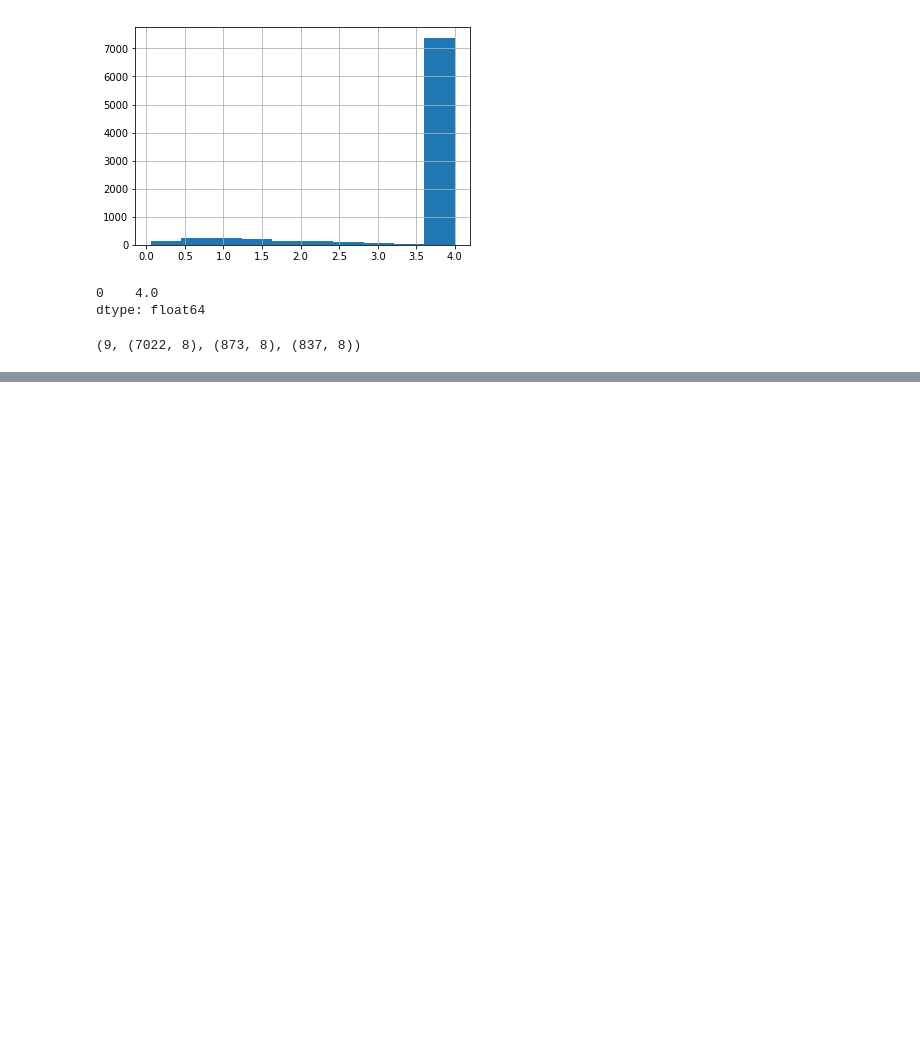
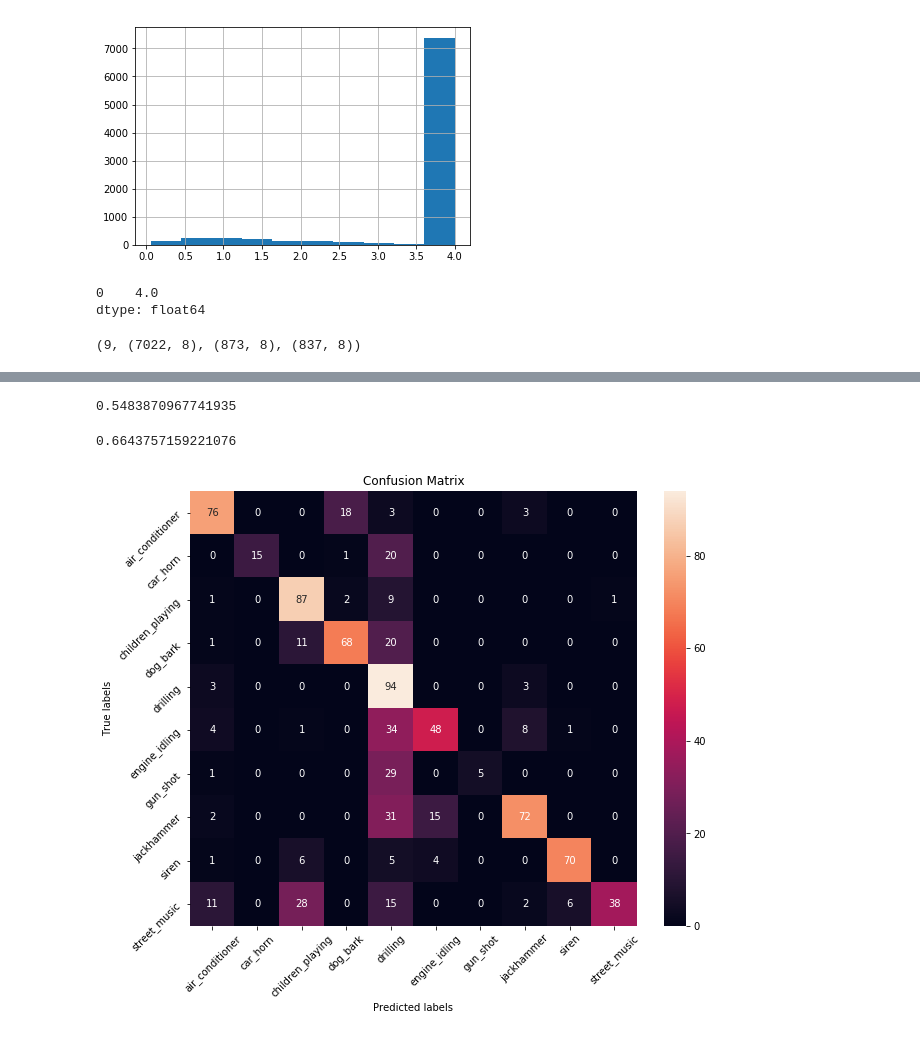
Before and after one commit to jonnor/ESC-CNN-microcontroller, a Jupyter notebook: experiments/urbansounds/First.ipynb, the cells around one changed output, grey strips where cells are left out. Cells and saved outputs as stored; diff of their text form; code cells hidden in the pictures; blank space fills up the shorter version.

Commit message:
Predict windowed

```diff
--- a/experiments/urbansounds/First.ipynb
+++ b/experiments/urbansounds/First.ipynb
@@ -128,12 +155,17 @@ def load_sample(sample, window_frames=72):
     folder = os.path.join('pre', preprocess.settings_id(settings, feature='mels'))
     path = preprocess.feature_path(sample, out_folder=folder)
     mels = numpy.load(path)['arr_0']
+    assert mels.shape[0] == n_mels, mels.shape
 
     # Cut out the relevant part
     start = int(sample.start * (sample_rate / hop_length))
     end = int(sample.end * (sample_rate / hop_length))
-    d = (end-start) / sample_rate
+    d = (sample.end-sample.start)
     mels = mels[:, start:end]
+    #assert mels.shape[1] > 0, (sample)
+
+    if mels.shape[1] > 0:
+        mels = librosa.core.power_to_db(mels, top_db=80, ref=numpy.max)
 
     # zero-pad window to standard length
     if window_frames is None:
@@ -143,9 +175,7 @@ def load_sample(sample, window_frames=72):
         inp = mels[:, 0:min(window_frames, mels.shape[1])]
         padded[:, 0:inp.shape[1]] = inp
 
-    log_mels = librosa.core.power_to_db(padded, top_db=80, ref=numpy.max)
-
-    return log_mels
+    return padded
 
 load_sample(df.iloc[5]).shape
 # %% [output]
@@ -241,2 +302,2 @@ Epoch 6/10
 # %%
-model.save('first.hdf5')
+model = keras.models.load_model('first.hdf5')
@@ -242,0 +348,31 @@ model.save('first.hdf5')
+# %%
+mean_p = predict_windowed(model, t, method='mean')
+accuracy_score(t.classID, mean_p)
+# %% [output]
+0.5483870967741935
+# %%
+val_d = folds[0][1]
+val_p = predict_windowed(model, val_d, method='mean')
+accuracy_score(val_d.classID, val_p)
+# %% [output]
+0.6643757159221076
+# %%
+import seaborn as sns
+import matplotlib.pyplot as plt
+
+def plot_confusion(cm, classnames):
+
+    fig, ax = plt.subplots(1, figsize=(10,8))
+    sns.heatmap(cm, annot=True, ax=ax);
+
+    ax.set_xlabel('Predicted labels')
+    ax.set_ylabel('True labels')
+    ax.set_title('Confusion Matrix')
+    ax.xaxis.set_ticklabels(classnames, rotation=45)
+    ax.yaxis.set_ticklabels(classnames, rotation=45)
+
+from sklearn.metrics import confusion_matrix
+cm = confusion_matrix(val_d.classID, val_p, labels=None, sample_weight=None)
+plot_confusion(cm, urbansound8k.classnames)
+# %% [output]
+[figure, added]
```
Also changed, not shown: parts of 11 cells of this notebook, 2 other files.
